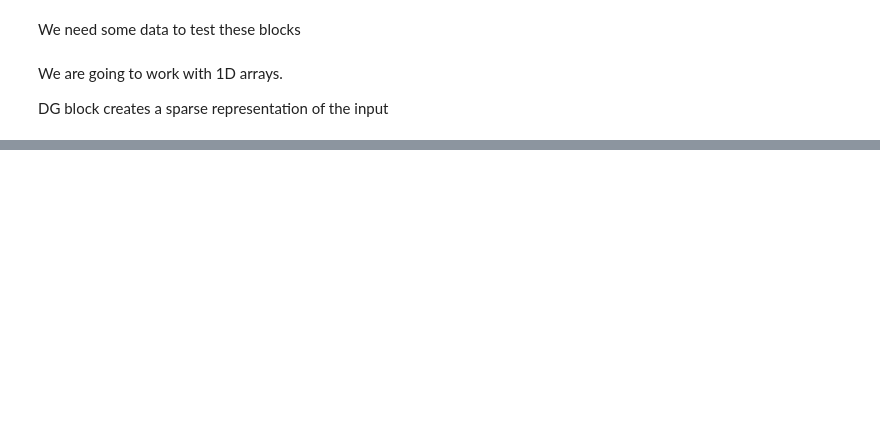
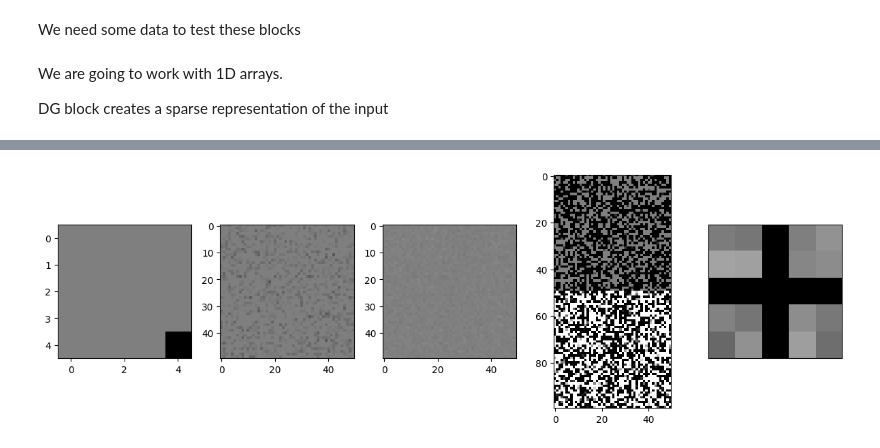
Before and after one commit to mikolasan/ai_sandbox, a Jupyter notebook: arc/Hippocampus.ipynb, the cells around one changed output, grey strips where cells are left out. Cells and saved outputs as stored; diff of their text form; code cells hidden in the pictures; blank space fills up the shorter version.

```diff
--- a/arc/Hippocampus.ipynb
+++ b/arc/Hippocampus.ipynb
@@ -213,0 +361,30 @@ plt.show()
+# %%
+
+x_2 = input_2.flatten()
+y_2 = dg_model(x_2)
+y2_hat = ec_model(torch.cat([y_2, x_2]))
+
+ca3_input_2 = torch.cat([y_2, y2_hat])
+hopfield_model.store_pattern(ca3_input_2)
+input_state_2 = torch.tensor(ca3_input_2, dtype=torch.float32)
+output_state_2 = hopfield_model(input_state_2)
+
+ca1_input_2 = torch.cat([output_state_2, x_2])
+reconstructed_input = ca1_model(ca1_input_2)
+
+#loss = criterion(reconstructed_input, output_2.flatten())
+# %%
+fig, axs = plt.subplots(1, 5, figsize=(12, 4))
+axs[0].imshow(input_2.view(5,5), cmap=plt.cm.gray_r, norm=norm)
+axs[1].imshow(y_2.view(50, 50), cmap=plt.cm.gray_r, norm=norm)
+axs[2].imshow(y2_hat.detach().view(50, 50), cmap=plt.cm.gray_r, norm=norm)
+axs[3].imshow(output_state_2.view(100, 50), cmap=plt.cm.gray_r, norm=norm)
+axs[4].imshow(reconstructed_input.view(5, 5).detach(), cmap=plt.cm.gray_r, norm=norm)
+
+plt.xticks([])  # No ticks on x axis
+plt.yticks([])  # No ticks on y axis
+plt.tight_layout()
+plt.grid(False)
+plt.show()
+# %% [output]
+[figure, added]
```
Also changed, not shown: parts of 17 cells of this notebook, 2 other files.
